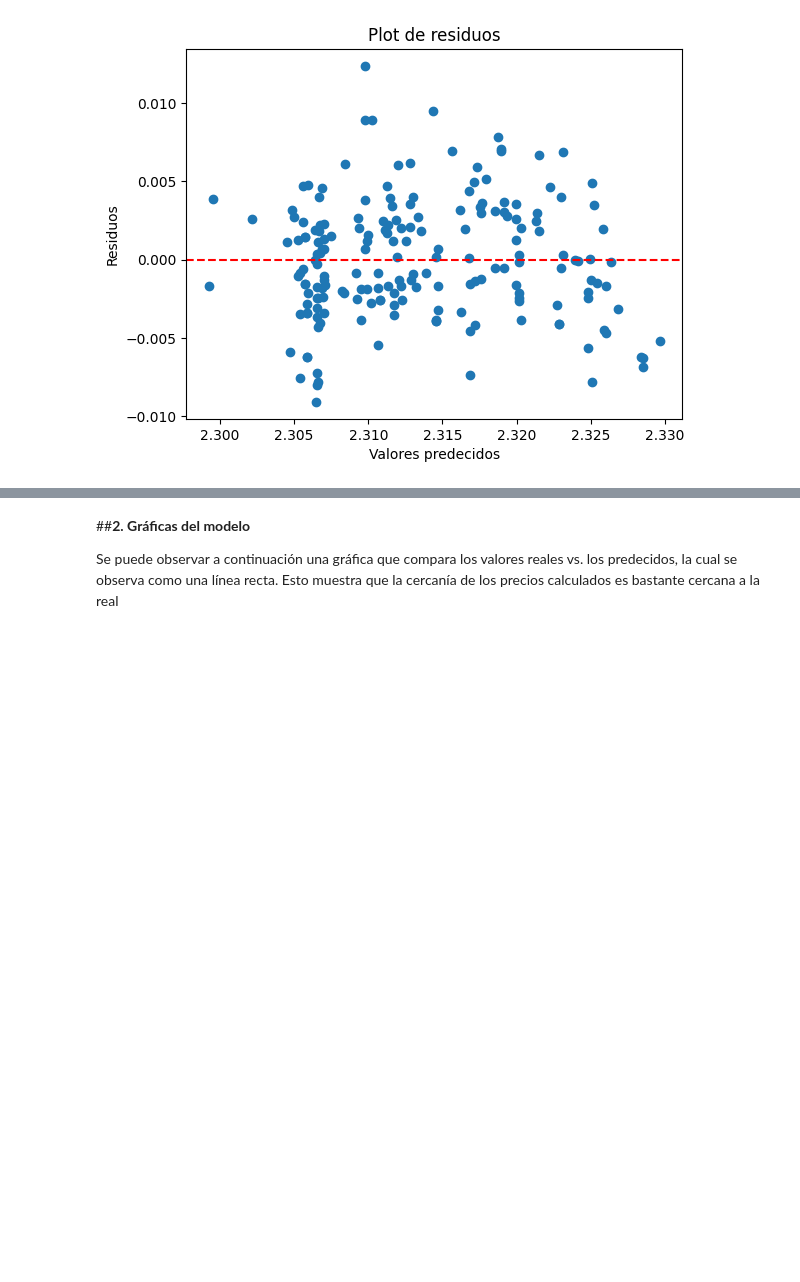
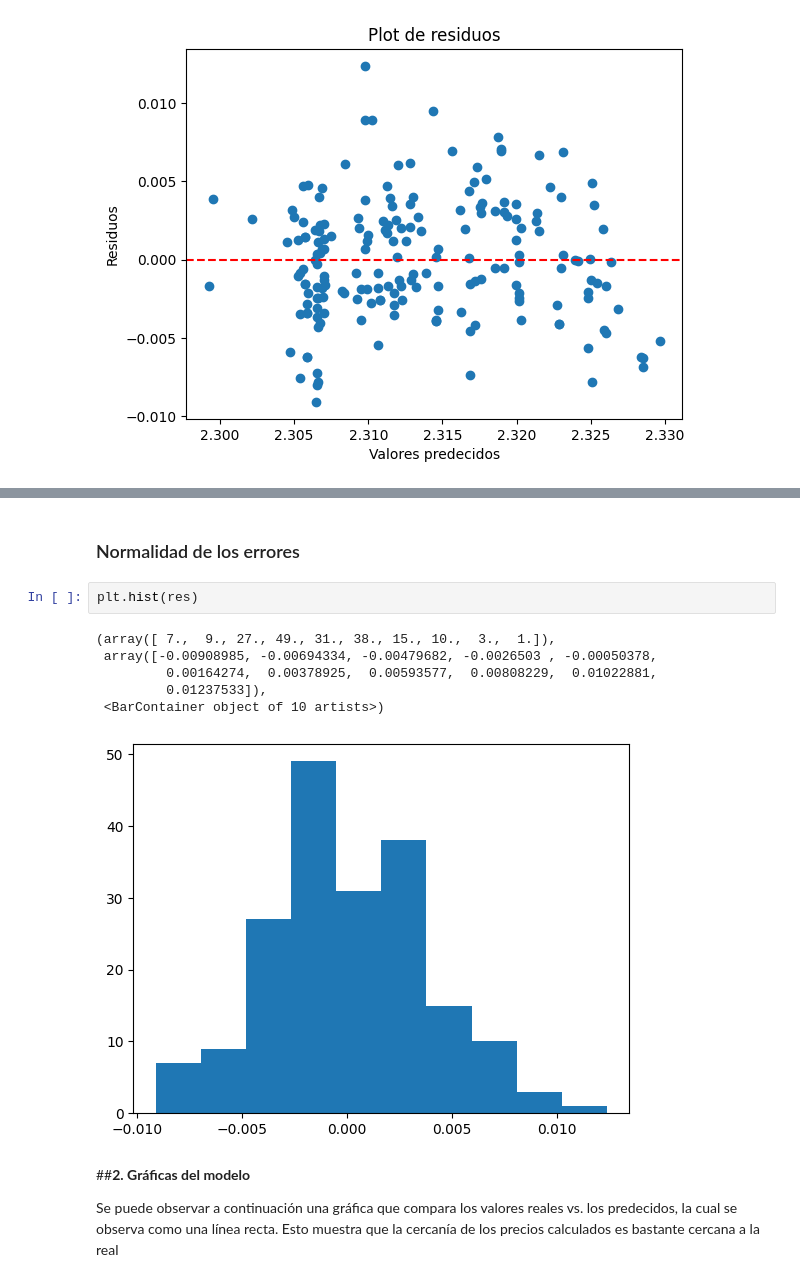
Before and after one commit to sofireyesm1/Portafolio_Implementacion, a Jupyter notebook: final/M1_Statistics/Portafolio_Estadistica_Final.ipynb, the cells around one changed output, grey strips where cells are left out. Saved outputs shown, nothing was run; the diff lists cells and outputs as text; blank space fills up the shorter version.

```diff
--- a/final/M1_Statistics/Portafolio_Estadistica_Final.ipynb
+++ b/final/M1_Statistics/Portafolio_Estadistica_Final.ipynb
@@ -596,3 +613,14 @@ plt.show()
+# %% [markdown]
+### Normalidad de los errores
+# %%
+plt.hist(res)
+# %% [output]
+(array([ 7.,  9., 27., 49., 31., 38., 15., 10.,  3.,  1.]),
+ array([-0.00908985, -0.00694334, -0.00479682, -0.0026503 , -0.00050378,
+         0.00164274,  0.00378925,  0.00593577,  0.00808229,  0.01022881,
+         0.01237533]),
+ <BarContainer object of 10 artists>)
+[figure, added]
 # %% [markdown]
 ##**2. Gráficas del modelo**
 
```
Also changed, not shown: parts of 7 cells of this notebook.
